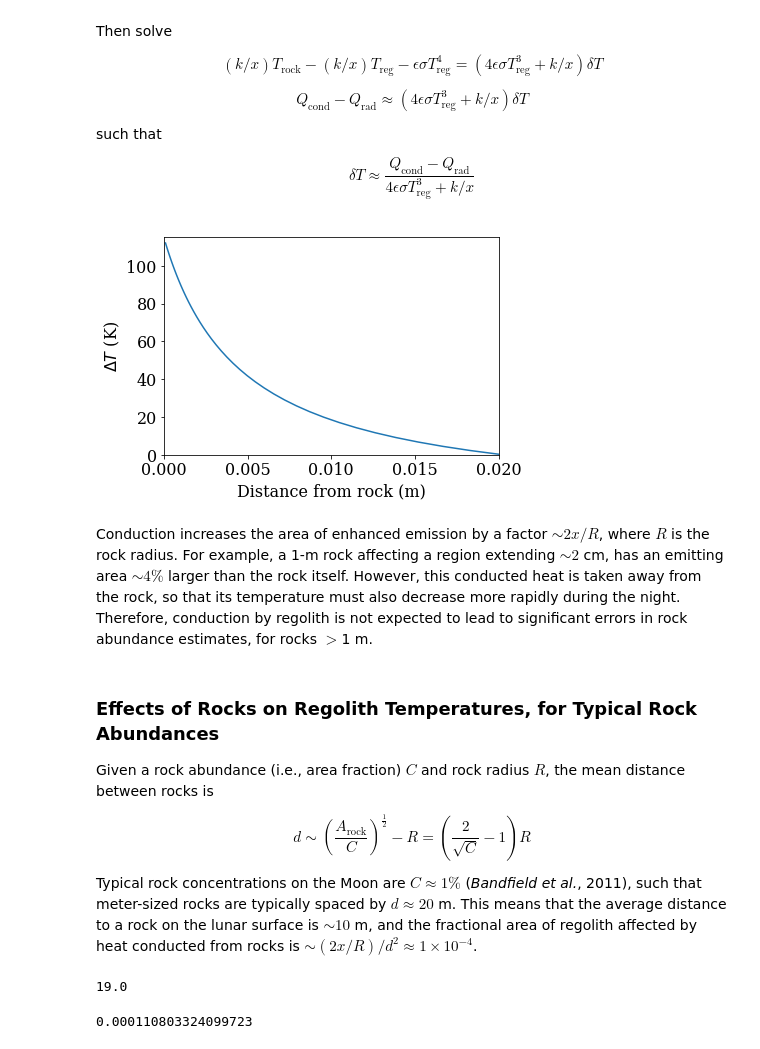
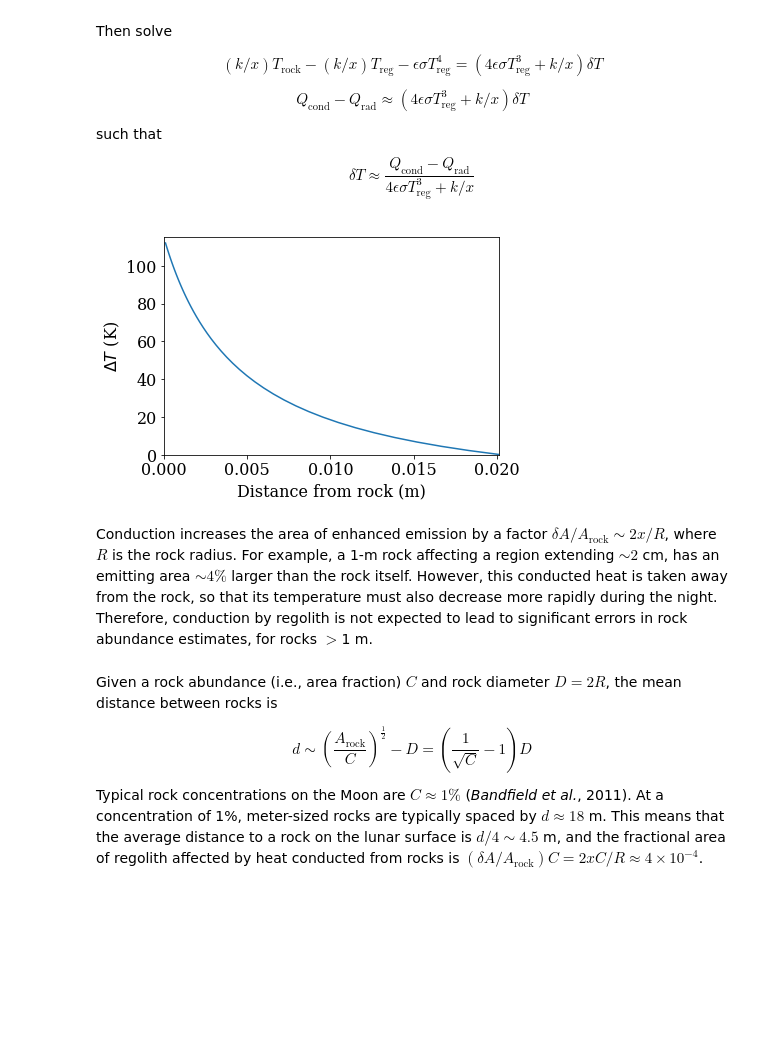
Before and after one commit to phayne/moon, a Jupyter notebook: Rock-Regolith-Temperatures.ipynb, the cells around one changed output. Cells and saved outputs as stored; diff of their text form; code cells hidden in the pictures; blank space fills up the shorter version.

```diff
--- a/Rock-Regolith-Temperatures.ipynb
+++ b/Rock-Regolith-Temperatures.ipynb
@@ -28,3 +25,8 @@ Q_rad = pr.sigma*T_reg**4
+# %%
+Q_cond = k*(T_rock-T_reg)/x    # conducted heat flux from rock [W.m-2]
+Q_rad = pr.sigma*T_reg**4      # radiant heat flux from regolith [W.m-2]
+f = Q_cond/Q_rad-1             # equal fluxes at f=0
+xmin = x[f==np.min(np.abs(f))] # distance of equal fluxes [m]
 # %%
 plt.loglog(x,Q_cond/Q_rad)
 font = {'family' : 'serif',
@@ -67,24 +69,22 @@ deltaT = (Q_cond - Q_rad)/(4*emissivity*pr.sigma*T_reg**3 + k/x)
 # %%
 plt.figure
 matplotlib.rc('font', **font)
 plt.plot(x, deltaT) #,x,deltaT_high,x,deltaT_low)
 #plt.xticks(np.arange(0,10,0.25),np.arange(0,10,0.25))
 #plt.axis([0,10,0,120])
 plt.ylim([0,T_rock-T_reg])
-plt.xlim([0,0.02])
+plt.xlim([0,xmin])
 plt.xlabel('Distance from rock (m)')
 plt.ylabel('$\Delta T$ (K)')
 plt.show()
 # %% [output]
-[figure, old version]
+[figure, new version]
 # %% [markdown]
-Conduction increases the area of enhanced emission by a factor $\sim 2x/R$, where $R$ is the rock radius. For example, a 1-m rock affecting a region extending $\sim 2$ cm, has an emitting area $\sim 4\%$ larger than the rock itself. However, this conducted heat is taken away from the rock, so that its temperature must also decrease more rapidly during the night. Therefore, conduction by regolith is not expected to lead to significant errors in rock abundance estimates, for rocks $>$1 m.
+Conduction increases the area of enhanced emission by a factor $\delta A/A_\textrm{rock} \sim 2x/R$, where $R$ is the rock radius. For example, a 1-m rock affecting a region extending $\sim 2$ cm, has an emitting area $\sim 4\%$ larger than the rock itself. However, this conducted heat is taken away from the rock, so that its temperature must also decrease more rapidly during the night. Therefore, conduction by regolith is not expected to lead to significant errors in rock abundance estimates, for rocks $>$1 m.
 # %% [markdown]
-### Effects of Rocks on Regolith Temperatures, for Typical Rock Abundances
+Given a rock abundance (i.e., area fraction) $C$ and rock diameter $D=2R$, the mean distance between rocks is
 
-Given a rock abundance (i.e., area fraction) $C$ and rock radius $R$, the mean distance between rocks is
+$$ d \sim \left(\frac{A_\mathrm{rock}}{C}\right)^\frac{1}{2} - D = \left(\frac{1}{\sqrt{C}} - 1\right)D $$
 
-$$ d \sim \left(\frac{A_\mathrm{rock}}{C}\right)^\frac{1}{2} - R = \left(\frac{2}{\sqrt{C}} - 1\right)R $$
-
-Typical rock concentrations on the Moon are $C \approx 1\%$ (*Bandfield et al.*, 2011), such that meter-sized rocks are typically spaced by $d \approx 20$ m. This means that the average distance to a rock on the lunar surface is $\sim 10$ m, and the fractional area of regolith affected by heat conducted from rocks is $\sim (2x/R)/d^2 \approx 1\times 10^{-4}$.
+Typical rock concentrations on the Moon are $C \approx 1\%$ (*Bandfield et al.*, 2011). At a concentration of 1%, meter-sized rocks are typically spaced by $d \approx 18$ m. This means that the average distance to a rock on the lunar surface is $d/4 \sim 4.5$ m, and the fractional area of regolith affected by heat conducted from rocks is $ (\delta A/A_\textrm{rock})C = 2xC/R \approx 4\times 10^{-4}$.
 # %%
@@ -94,8 +98,0 @@ d = 2*R/np.sqrt(C) - R
-# %%
-d
-# %% [output]
-19.0
-# %%
-2*0.02/R/d**2
-# %% [output]
-0.000110803324099723
```
Also changed, not shown: parts of 5 cells of this notebook.
